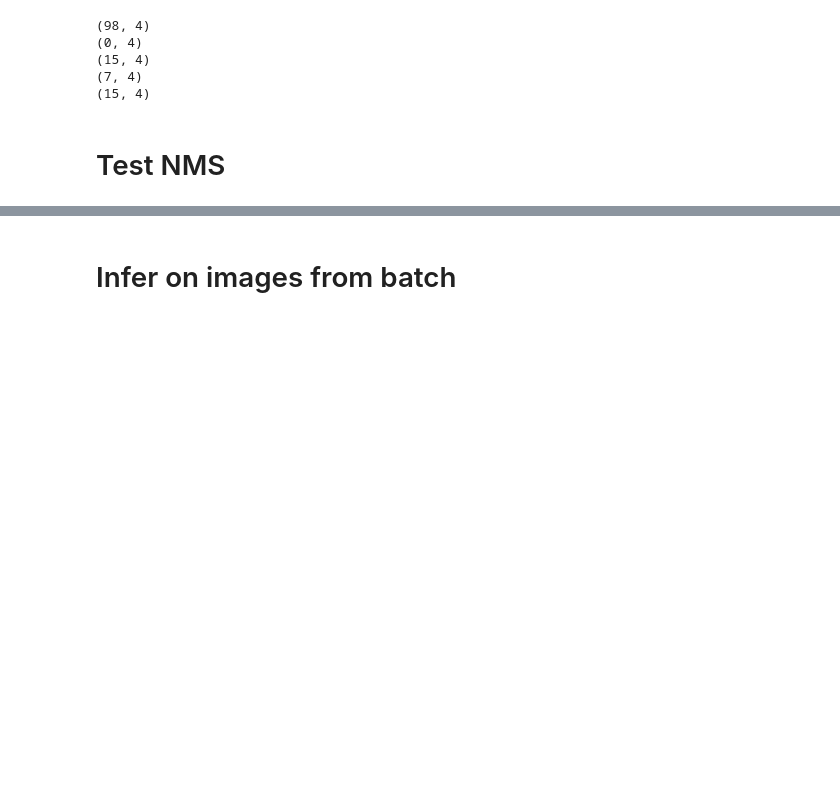
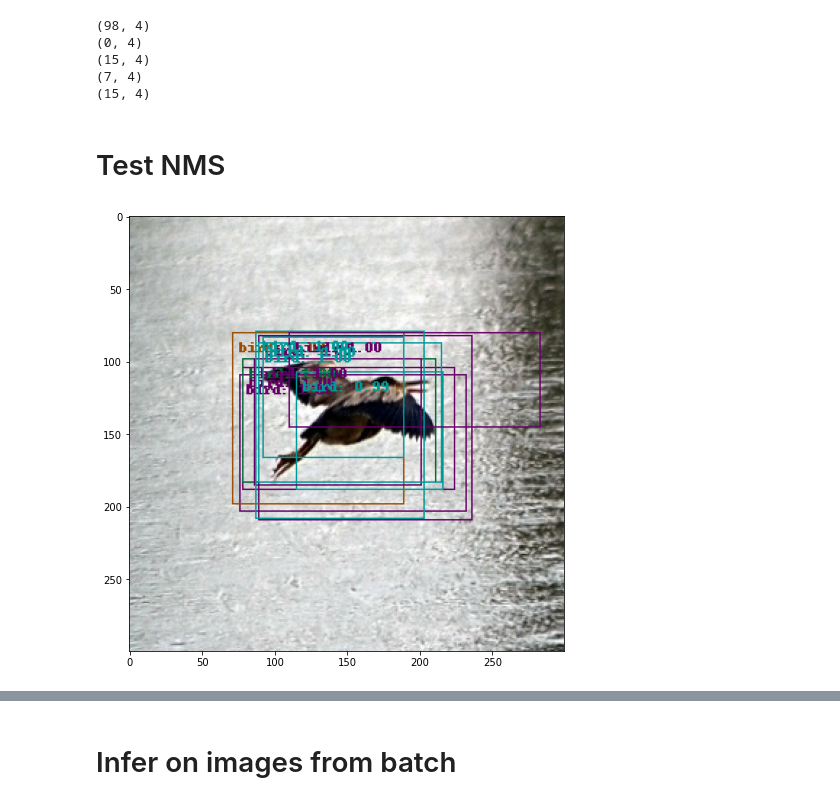
Before and after one commit to Apiquet/Tracking_SSD_ReID, a Jupyter notebook: test_SSD300.ipynb, the cells around one changed output, grey strips where cells are left out. Cells and saved outputs as stored; diff of their text form; code cells hidden in the pictures; blank space fills up the shorter version.

```diff
--- a/test_SSD300.ipynb
+++ b/test_SSD300.ipynb
@@ -136,2 +137,7 @@ classes, scores, boxes = SSD300_model.getPredictionsFromConfsLocs(confs_pred, lo
+# %%
+from utils.eval import *
+pltPredOnImg(imgs[0]*255, boxes[0], classes[0], scores[0],  manager)
+# %% [output]
+[figure, added]
 # %%
 print(scores[0].shape)
```
Also changed, not shown: parts of 4 cells of this notebook, 2 other files.
